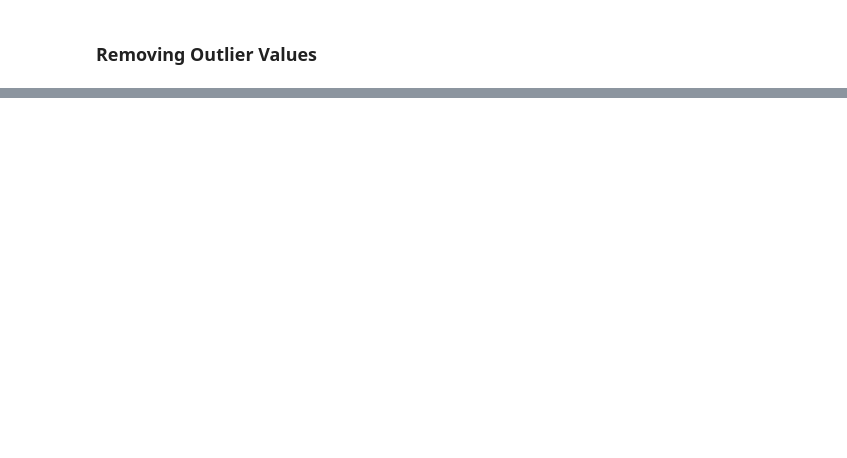
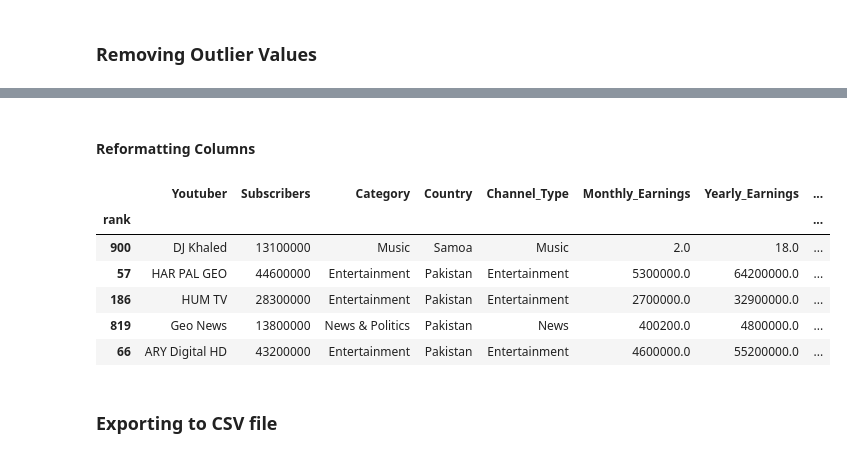
Before and after one commit to Siah2016/Youtube_Statistics, a Jupyter notebook: youtube.ipynb, the cells around one changed output, grey strips where cells are left out. Cells and saved outputs as stored; diff of their text form; code cells hidden in the pictures; blank space fills up the shorter version.

```diff
--- a/youtube.ipynb
+++ b/youtube.ipynb
@@ -159,0 +178,21 @@ cleaned_df.tail()
+# %% [markdown]
+#### Reformatting Columns
+# %%
+uppercase_df = renamed_df.rename(
+    columns={
+        "subscribers": "Subscribers",
+        "category": "Category",
+        "channel_type": "Channel_Type",
+        "created_year": "Created_Year"})
+
+uppercase_df.head()
+# %% [output]
+|  | Youtuber | Subscribers | Category | Country | Channel_Type | Monthly_Earnings | Yearly_Earnings | ... |
+| rank |  |  |  |  |  |  |  | ... |
+| 900 | DJ Khaled | 13100000 | Music | Samoa | Music | 2.0 | 18.0 | ... |
+| 57 | HAR PAL GEO | 44600000 | Entertainment | Pakistan | Entertainment | 5300000.0 | 64200000.0 | ... |
+| 186 | HUM TV | 28300000 | Entertainment | Pakistan | Entertainment | 2700000.0 | 32900000.0 | ... |
+| 819 | Geo News | 13800000 | News & Politics | Pakistan | News | 400200.0 | 4800000.0 | ... |
+| 66 | ARY Digital HD | 43200000 | Entertainment | Pakistan | Entertainment | 4600000.0 | 55200000.0 | ... |
+# %% [markdown]
+### Exporting to CSV file
```
Also changed, not shown: parts of 3 cells of this notebook, 1 other file.
